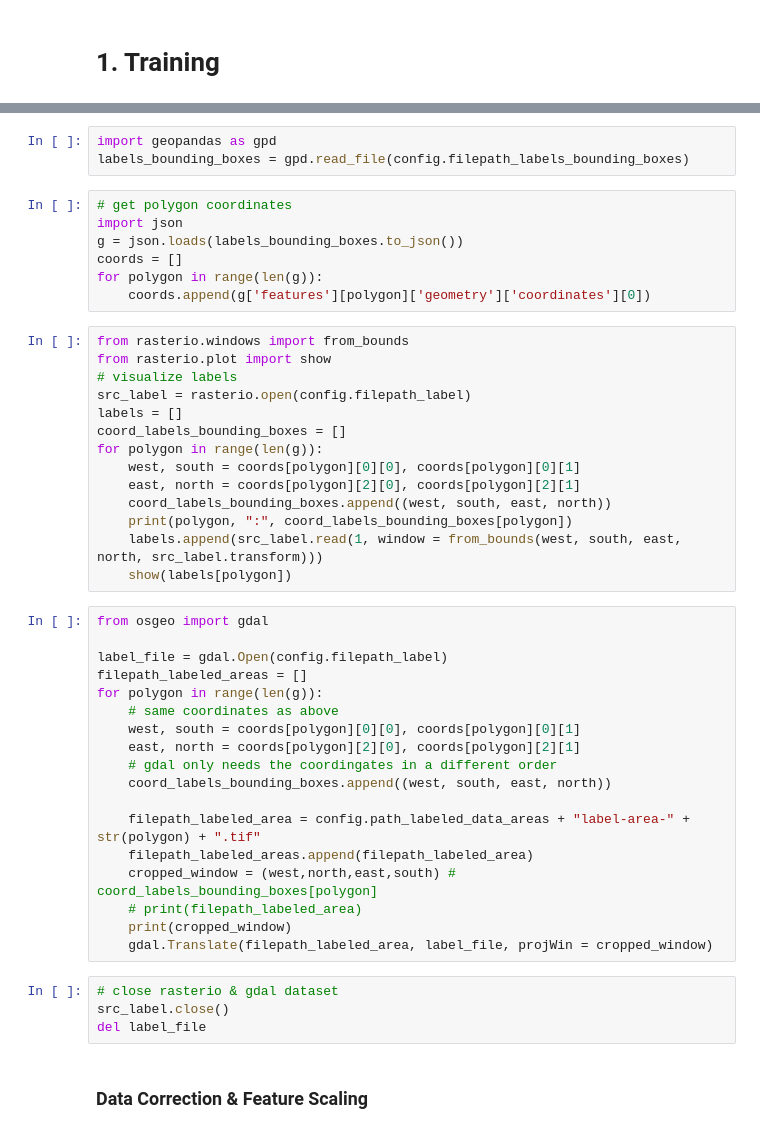
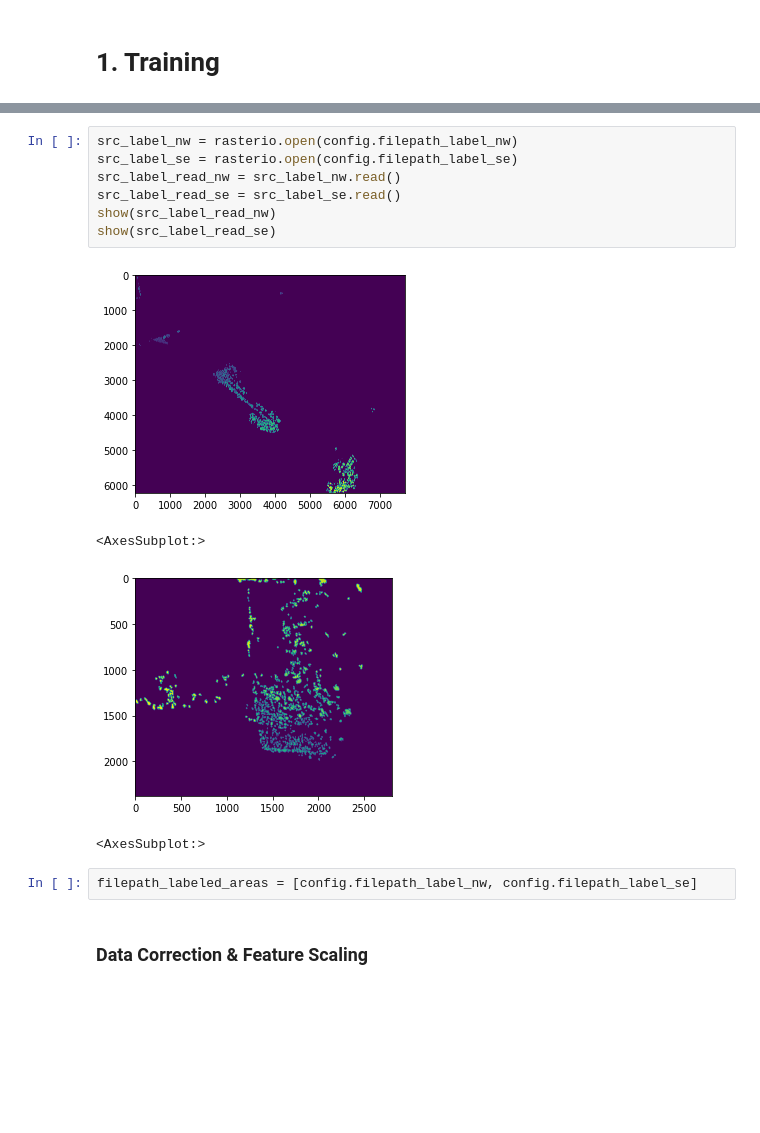
Before and after one commit to lgiesen/DL-Semantic-Segmentation-of-Tree-Stock-in-South-Africa-Using-Satellite-Images, a Jupyter notebook: 3_train_eval_pred.ipynb, the cells around one changed output, grey strips where cells are left out. Drawn from its saved outputs; the diff is of its cells as text; blank space fills up the shorter version.

Commit message:
unclutter: :fire: move windowed reading from whole tif to archive (replaced with separate files)

```diff
--- a/3_train_eval_pred.ipynb
+++ b/3_train_eval_pred.ipynb
@@ -71,49 +71,17 @@ elif platform == "win32":
-# %%
-import geopandas as gpd
-labels_bounding_boxes = gpd.read_file(config.filepath_labels_bounding_boxes)
-# %%
-# get polygon coordinates
-import json
-g = json.loads(labels_bounding_boxes.to_json())
-coords = []
-for polygon in range(len(g)):
-    coords.append(g['features'][polygon]['geometry']['coordinates'][0])
-# %%
-from rasterio.windows import from_bounds
-from rasterio.plot import show
-# visualize labels
-src_label = rasterio.open(config.filepath_label)
-labels = []
-coord_labels_bounding_boxes = []
-for polygon in range(len(g)):
-    west, south = coords[polygon][0][0], coords[polygon][0][1]
-    east, north = coords[polygon][2][0], coords[polygon][2][1]
-    coord_labels_bounding_boxes.append((west, south, east, north))
-    print(polygon, ":", coord_labels_bounding_boxes[polygon])
-    labels.append(src_label.read(1, window = from_bounds(west, south, east, north, src_label.transform)))
-    show(labels[polygon])
-# %%
-from osgeo import gdal
-
-label_file = gdal.Open(config.filepath_label)
-filepath_labeled_areas = []
-for polygon in range(len(g)):
-    # same coordinates as above
-    west, south = coords[polygon][0][0], coords[polygon][0][1]
-    east, north = coords[polygon][2][0], coords[polygon][2][1]
-    # gdal only needs the coordingates in a different order
-    coord_labels_bounding_boxes.append((west, south, east, north))
-
-    filepath_labeled_area = config.path_labeled_data_areas + "label-area-" + str(polygon) + ".tif"
-    filepath_labeled_areas.append(filepath_labeled_area)
-    cropped_window = (west,north,east,south) # coord_labels_bounding_boxes[polygon]
-    # print(filepath_labeled_area)
-    print(cropped_window)
-    gdal.Translate(filepath_labeled_area, label_file, projWin = cropped_window)
-# %%
-# close rasterio & gdal dataset
-src_label.close()
-del label_file
+# %%
+src_label_nw = rasterio.open(config.filepath_label_nw)
+src_label_se = rasterio.open(config.filepath_label_se)
+src_label_read_nw = src_label_nw.read()
+src_label_read_se = src_label_se.read()
+show(src_label_read_nw)
+show(src_label_read_se)
+# %% [output]
+[figure, added]
+<AxesSubplot:>
+[figure, added]
+<AxesSubplot:>
+# %%
+filepath_labeled_areas = [config.filepath_label_nw, config.filepath_label_se]
 # %% [markdown]
 ### Data Correction & Feature Scaling
 # %%
```
Also changed, not shown: parts of 19 cells of this notebook, 2 other files.
